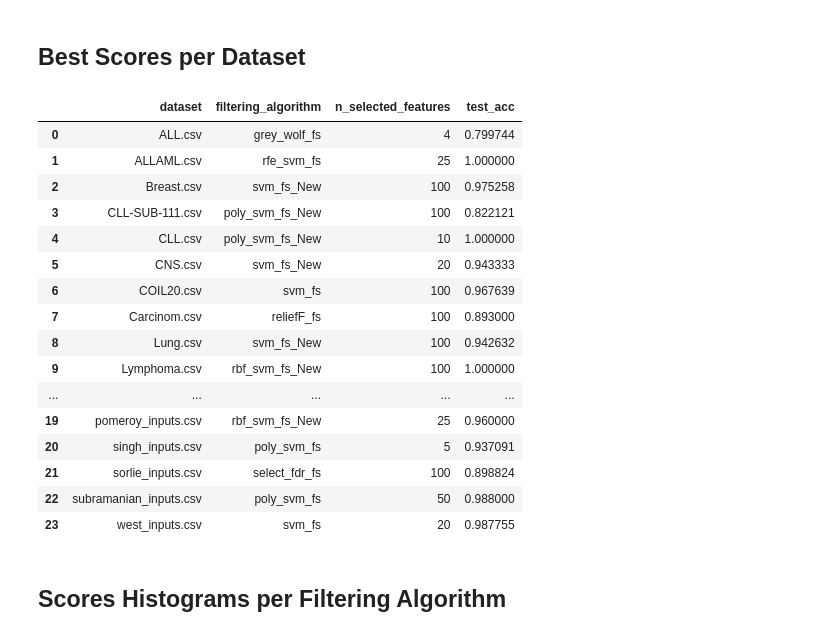
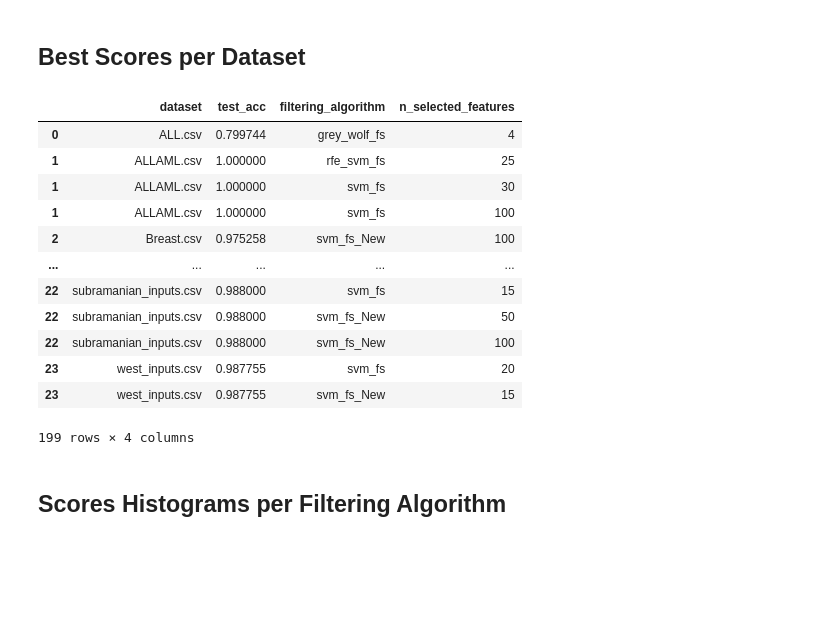
Before and after one commit to TzviLederer/feature-selection, a Jupyter notebook: analyze_results.ipynb, the cells around one changed output. Saved outputs shown, nothing was run; the diff lists cells and outputs as text; code cells hidden in the pictures; blank space fills up the shorter version.

```diff
--- a/analyze_results.ipynb
+++ b/analyze_results.ipynb
@@ -70,32 +61,23 @@ sns.histplot(data=mean_df, x=metric_col, hue="filtering_algorithm")
 # %%
 metric_col = 'test_acc'
 
-mean_df = df[~df['filtering_algorithm'].str.endswith('_Aug')].groupby(['dataset', 'filtering_algorithm', 'n_selected_features']).mean()[metric_col].reset_index()
-
-max_df = mean_df.groupby('dataset').max()['test_acc'].reset_index()
-
-max_df = max_df.apply(
-    lambda row: mean_df[(mean_df['dataset'] == row['dataset']) & (mean_df[metric_col] == row[metric_col])].iloc[0],
-    axis=1)
+mean_df = df[~df['filtering_algorithm'].str.endswith('_Aug')].groupby(['dataset', 'filtering_algorithm', 'n_selected_features'])[metric_col].mean().reset_index()
+max_df = mean_df.groupby(['dataset']).max()[metric_col].reset_index().join(mean_df.set_index(['dataset', metric_col]), on=['dataset', metric_col])
 max_df
 # %% [output]
-|  | dataset | filtering_algorithm | n_selected_features | test_acc |
-| 0 | ALL.csv | grey_wolf_fs | 4 | 0.799744 |
-| 1 | ALLAML.csv | rfe_svm_fs | 25 | 1.000000 |
-| 2 | Breast.csv | svm_fs_New | 100 | 0.975258 |
-| 3 | CLL-SUB-111.csv | poly_svm_fs_New | 100 | 0.822121 |
-| 4 | CLL.csv | poly_svm_fs_New | 10 | 1.000000 |
-| 5 | CNS.csv | svm_fs_New | 20 | 0.943333 |
-| 6 | COIL20.csv | svm_fs | 100 | 0.967639 |
-| 7 | Carcinom.csv | reliefF_fs | 100 | 0.893000 |
-| 8 | Lung.csv | svm_fs_New | 100 | 0.942632 |
-| 9 | Lymphoma.csv | rbf_svm_fs_New | 100 | 1.000000 |
+|  | dataset | test_acc | filtering_algorithm | n_selected_features |
+| 0 | ALL.csv | 0.799744 | grey_wolf_fs | 4 |
+| 1 | ALLAML.csv | 1.000000 | rfe_svm_fs | 25 |
+| 1 | ALLAML.csv | 1.000000 | svm_fs | 30 |
+| 1 | ALLAML.csv | 1.000000 | svm_fs | 100 |
+| 2 | Breast.csv | 0.975258 | svm_fs_New | 100 |
 | ... | ... | ... | ... | ... |
-| 19 | pomeroy_inputs.csv | rbf_svm_fs_New | 25 | 0.960000 |
-| 20 | singh_inputs.csv | poly_svm_fs | 5 | 0.937091 |
-| 21 | sorlie_inputs.csv | select_fdr_fs | 100 | 0.898824 |
-| 22 | subramanian_inputs.csv | poly_svm_fs | 50 | 0.988000 |
-| 23 | west_inputs.csv | svm_fs | 20 | 0.987755 |
+| 22 | subramanian_inputs.csv | 0.988000 | svm_fs | 15 |
+| 22 | subramanian_inputs.csv | 0.988000 | svm_fs_New | 50 |
+| 22 | subramanian_inputs.csv | 0.988000 | svm_fs_New | 100 |
+| 23 | west_inputs.csv | 0.987755 | svm_fs | 20 |
+| 23 | west_inputs.csv | 0.987755 | svm_fs_New | 15 |
+199 rows × 4 columns
 # %% [markdown]
 ## Scores Histograms per Filtering Algorithm
 # %%
```
Also changed, not shown: parts of 3 cells of this notebook.
